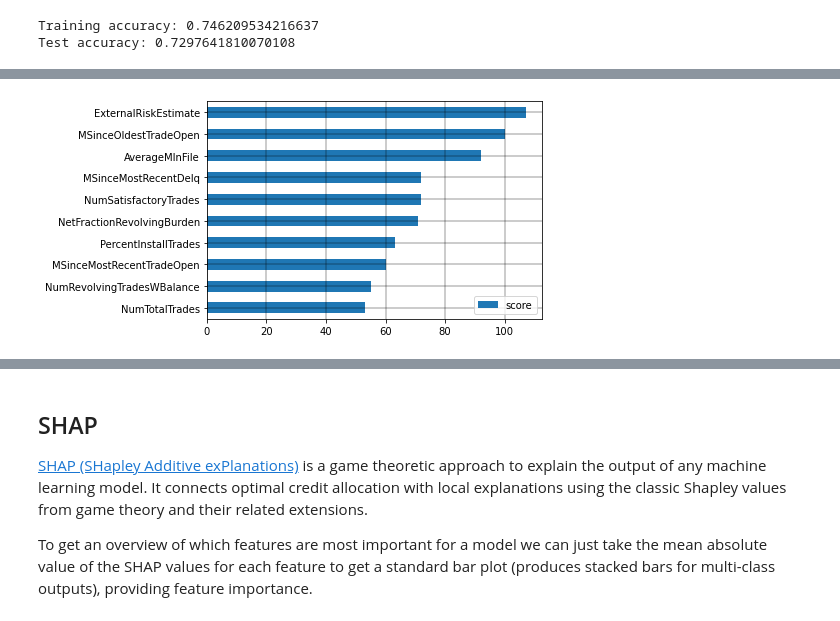
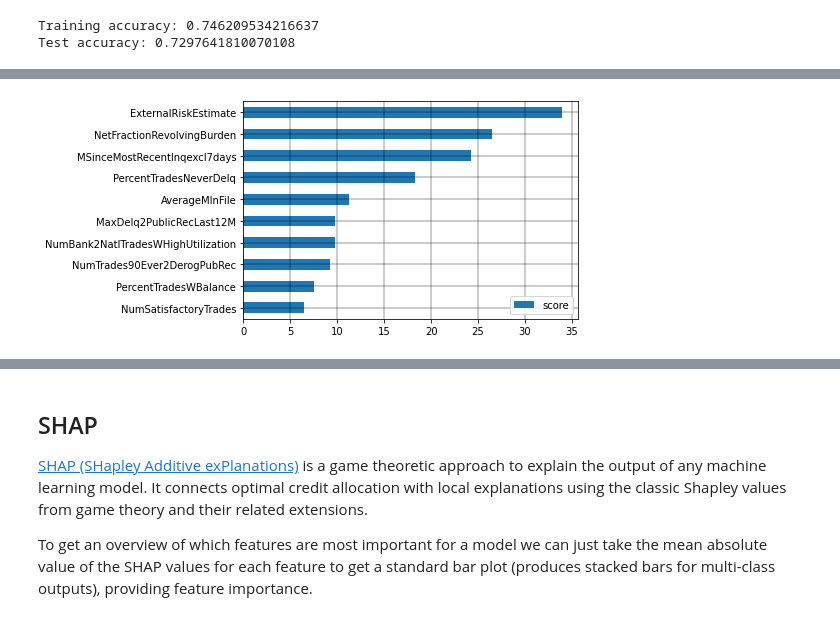
Before and after one commit to gianluigilopardo/HELOC-Credit-Approval, a Jupyter notebook: heloc.ipynb, the cells around one changed output, grey strips where cells are left out. Drawn from its saved outputs; the diff is of its cells as text; code cells hidden in the pictures.

Commit message:
included all XGBoost feature scorings

```diff
--- a/heloc.ipynb
+++ b/heloc.ipynb
@@ -113,0 +123,10 @@ What is more, it also provides a scoring system for undestand features importanc
+# %%
+def features_importance(xgb_mod, scoring_type):
+    features_scoring = xgb_mod.get_booster().get_score(importance_type = scoring_type)
+    features = list(features_scoring.keys())
+    scores = list(features_scoring.values())
+
+    data = pd.DataFrame(data=scores, index=features, columns=["score"]).sort_values(by = "score", ascending=True).tail(10)
+    data.plot(kind='barh')
+    plt.grid(color='k', linewidth=0.4)
+    plt.show()
@@ -114,13 +136,4 @@ What is more, it also provides a scoring system for undestand features importanc
 # %%
-if CV:
-    xgb_mod = xgb_mod.best_estimator_
-features_scoring = xgb_mod.get_booster().get_score(importance_type='weight')
-features = list(features_scoring.keys())
-scores = list(features_scoring.values())
-
-data = pd.DataFrame(data=scores, index=features, columns=["score"]).sort_values(by = "score", ascending=True).tail(10)
-data.plot(kind='barh')
-plt.grid(color='k', linewidth=0.4)
-plt.show()
+features_importance(xgb_mod, 'gain')
 # %% [output]
-[figure, old version]
+[figure, new version]
```
Also changed, not shown: parts of 15 cells of this notebook, 1 other file.
